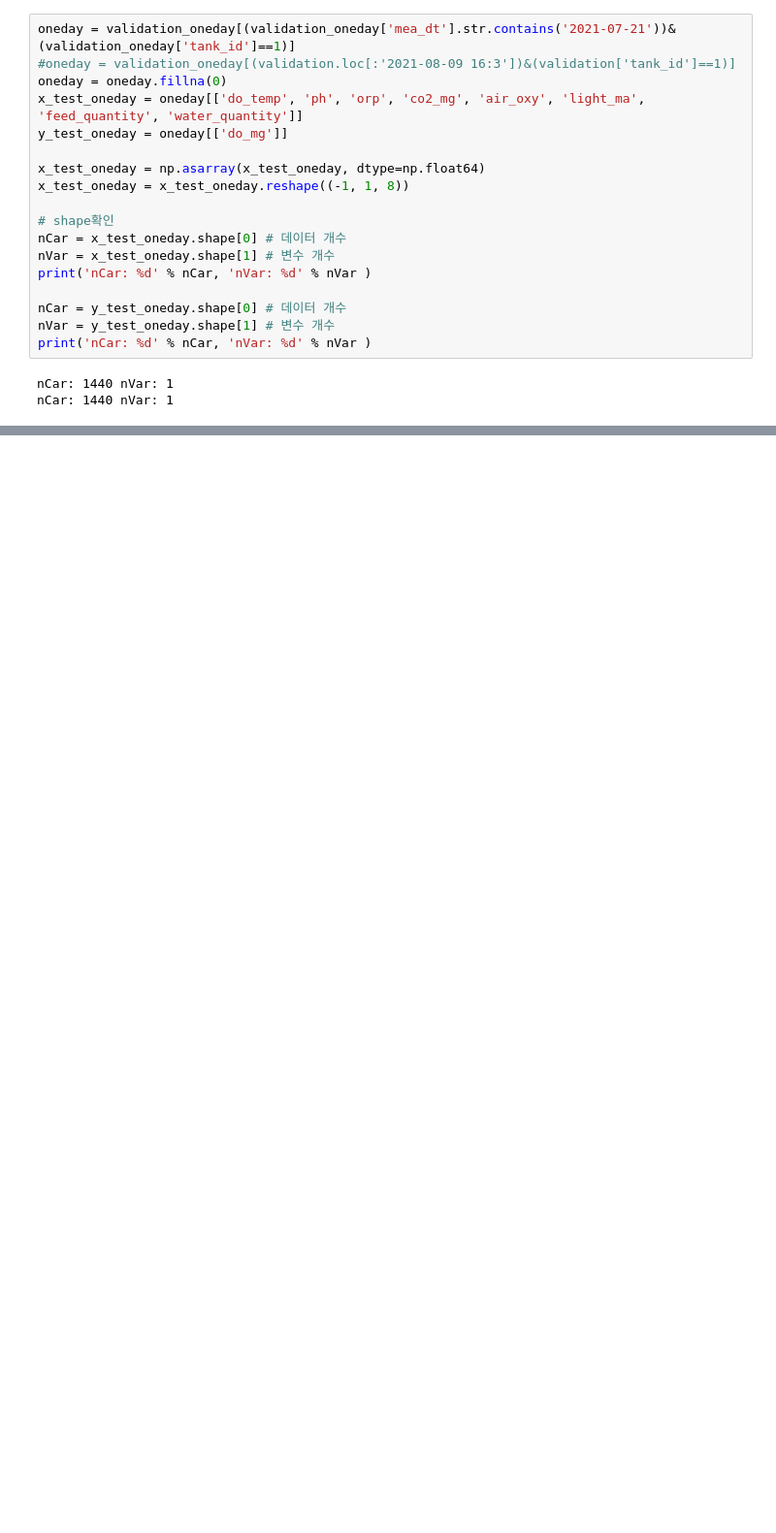
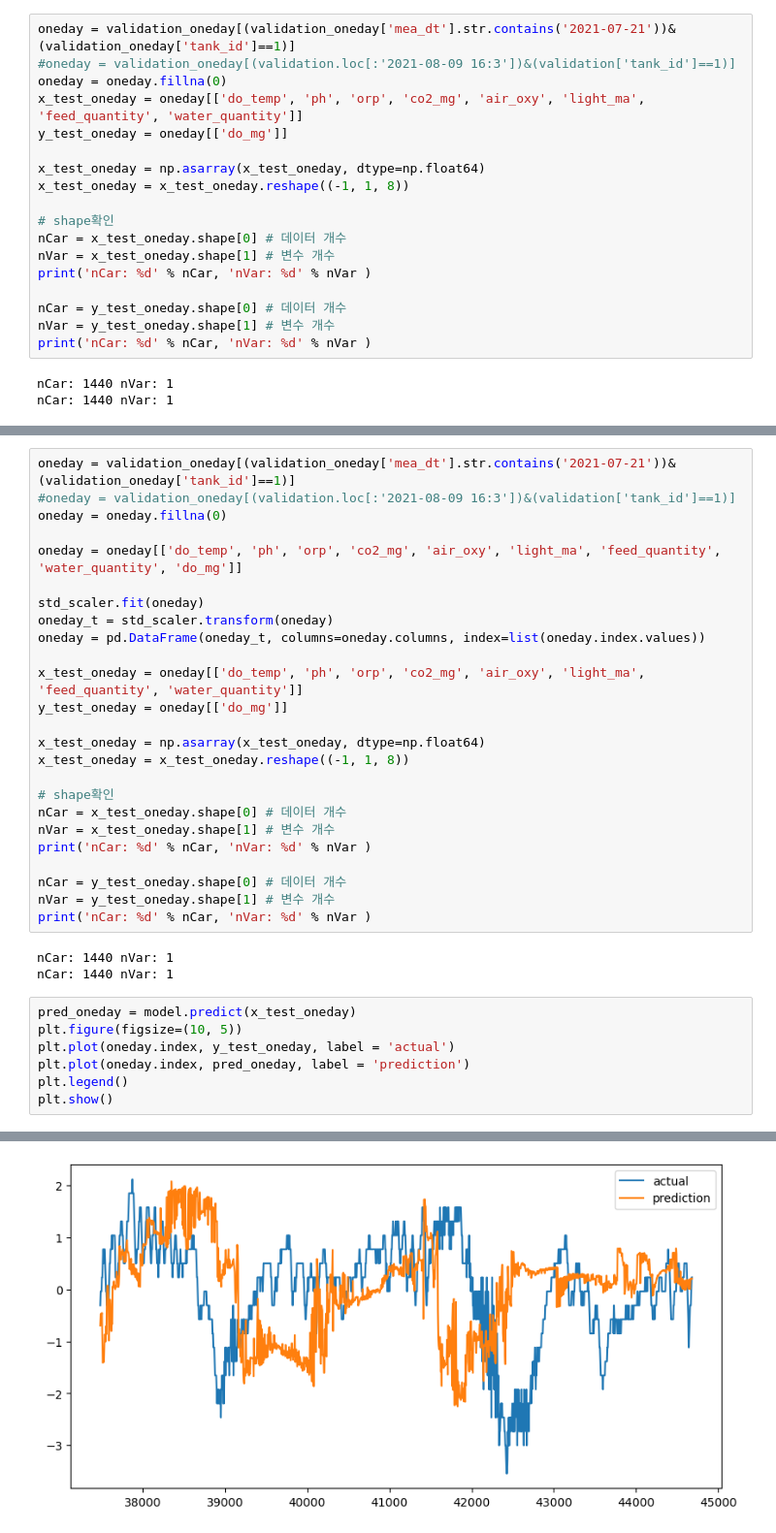
Before and after one commit to tailring12340/EelDoRegressor, a Jupyter notebook: LSTMJaponica4.ipynb, the cells around one changed output, grey strips where cells are left out. Shown at 97% size. Drawn from its saved outputs; the diff is of its cells as text; blank space fills up the shorter version.

```diff
--- a/LSTMJaponica4.ipynb
+++ b/LSTMJaponica4.ipynb
@@ -234,0 +306,36 @@ plt.show()
+# %%
+oneday = validation_oneday[(validation_oneday['mea_dt'].str.contains('2021-07-21'))&(validation_oneday['tank_id']==1)]
+#oneday = validation_oneday[(validation.loc[:'2021-08-09 16:3'])&(validation['tank_id']==1)]
+oneday = oneday.fillna(0)
+
+oneday = oneday[['do_temp', 'ph', 'orp', 'co2_mg', 'air_oxy', 'light_ma', 'feed_quantity', 'water_quantity', 'do_mg']]
+
+std_scaler.fit(oneday)
+oneday_t = std_scaler.transform(oneday)
+oneday = pd.DataFrame(oneday_t, columns=oneday.columns, index=list(oneday.index.values))
+
+x_test_oneday = oneday[['do_temp', 'ph', 'orp', 'co2_mg', 'air_oxy', 'light_ma', 'feed_quantity', 'water_quantity']]
+y_test_oneday = oneday[['do_mg']]
+
+x_test_oneday = np.asarray(x_test_oneday, dtype=np.float64)
+x_test_oneday = x_test_oneday.reshape((-1, 1, 8))
+
+# shape확인
+nCar = x_test_oneday.shape[0] # 데이터 개수
+nVar = x_test_oneday.shape[1] # 변수 개수
+print('nCar: %d' % nCar, 'nVar: %d' % nVar )
+
+nCar = y_test_oneday.shape[0] # 데이터 개수
+nVar = y_test_oneday.shape[1] # 변수 개수
+print('nCar: %d' % nCar, 'nVar: %d' % nVar )
+# %% [output]
+nCar: 1440 nVar: 1
+nCar: 1440 nVar: 1
+# %%
+pred_oneday = model.predict(x_test_oneday)
+plt.figure(figsize=(10, 5))
+plt.plot(oneday.index, y_test_oneday, label = 'actual')
+plt.plot(oneday.index, pred_oneday, label = 'prediction')
+plt.legend()
+plt.show()
+# %% [output]
@@ -234,0 +343 @@ plt.show()
+[figure, added]
```
Also changed, not shown: parts of 19 cells of this notebook, 38 other files.
